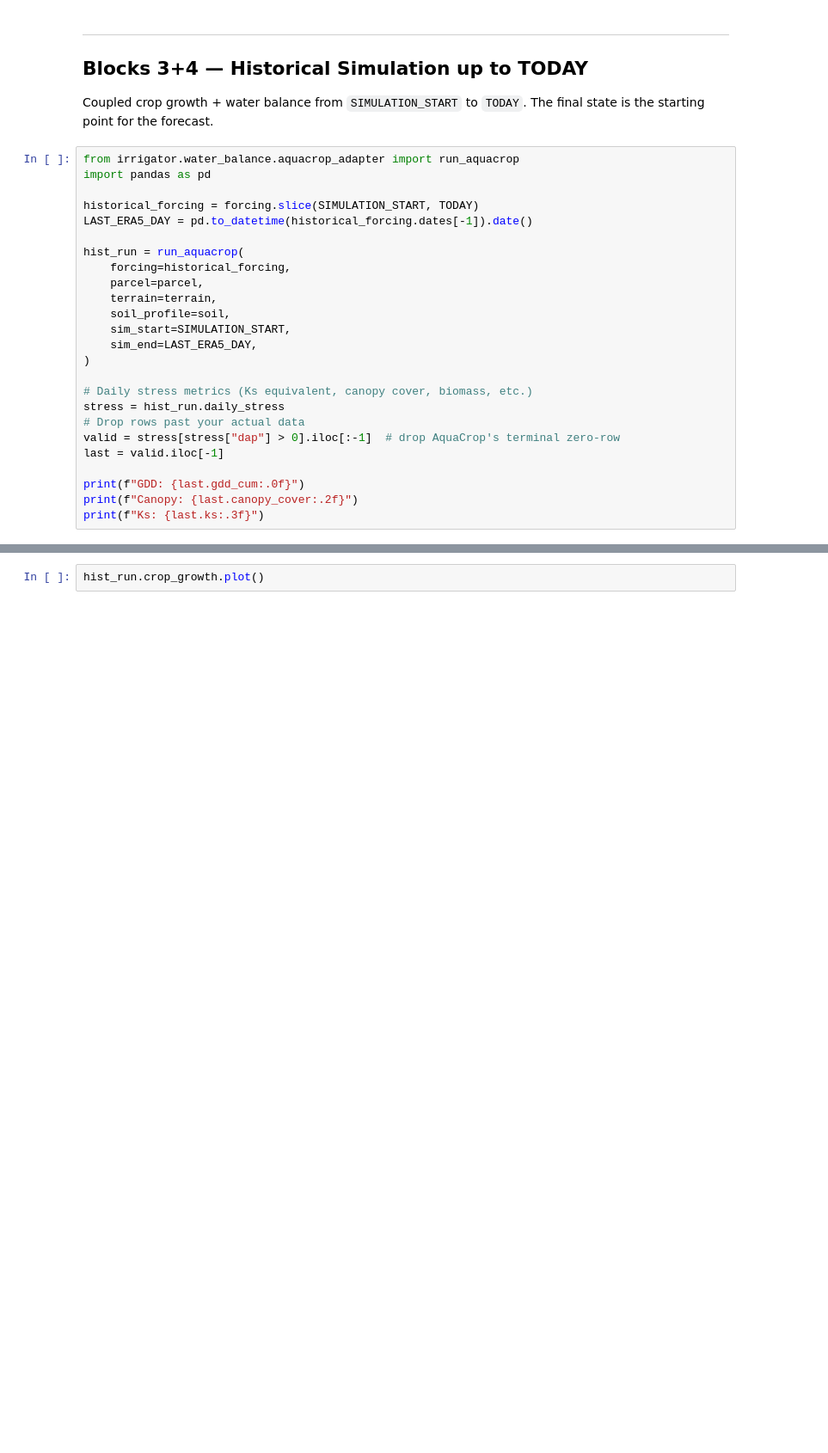
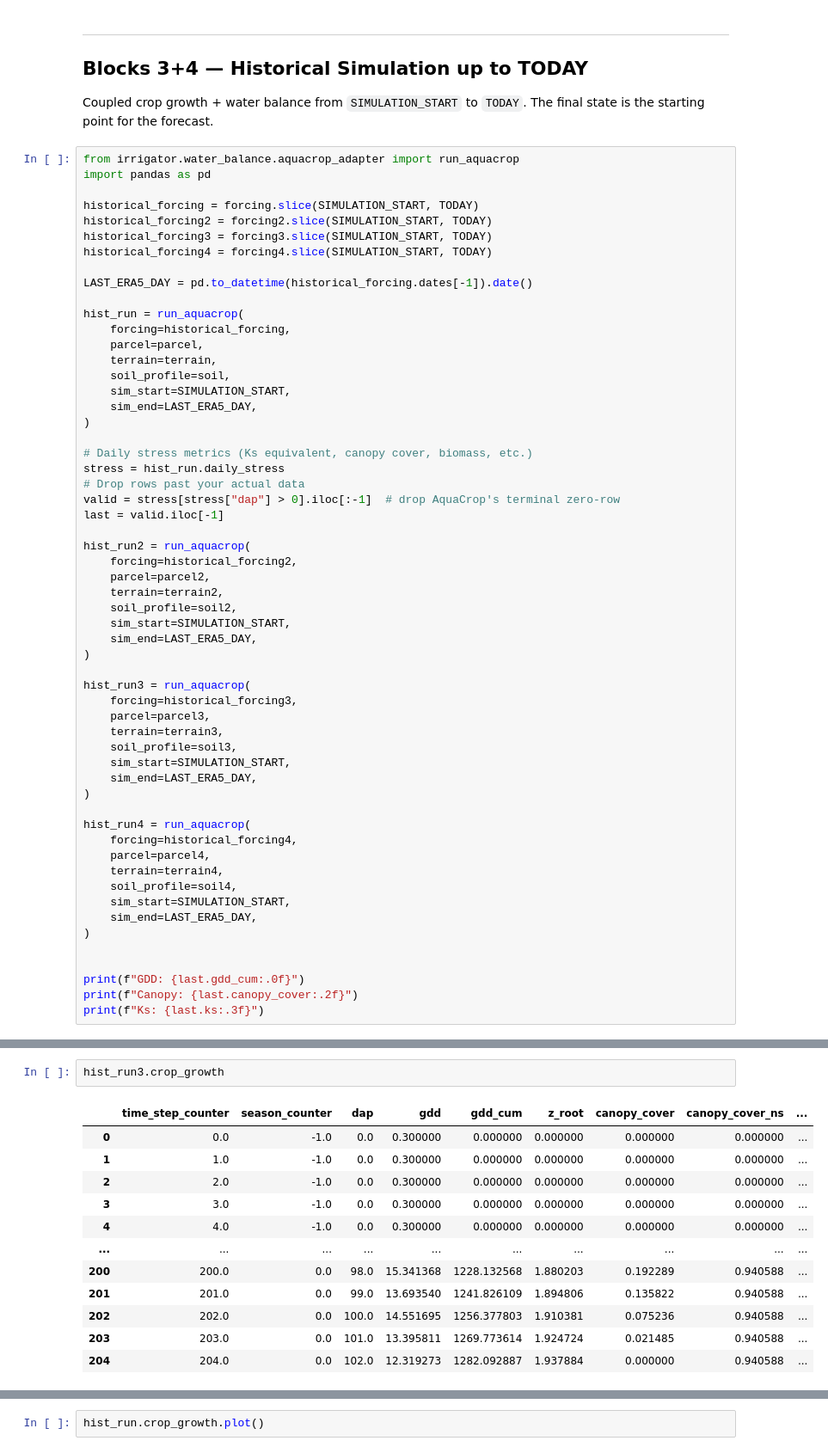
Before and after one commit to Catmosphere314/IrriGator, a Jupyter notebook: notebook/66_full_pipeline_acquacrop.ipynb, the cells around one changed output, grey strips where cells are left out. Shown at 86% size. Saved outputs shown, nothing was run; the diff lists cells and outputs as text; blank space fills up the shorter version.

```diff
--- a/notebook/66_full_pipeline_acquacrop.ipynb
+++ b/notebook/66_full_pipeline_acquacrop.ipynb
@@ -187,6 +270,10 @@ from irrigator.water_balance.aquacrop_adapter import run_aquacrop
 import pandas as pd
 
 historical_forcing = forcing.slice(SIMULATION_START, TODAY)
+historical_forcing2 = forcing2.slice(SIMULATION_START, TODAY)
+historical_forcing3 = forcing3.slice(SIMULATION_START, TODAY)
+historical_forcing4 = forcing4.slice(SIMULATION_START, TODAY)
+
 LAST_ERA5_DAY = pd.to_datetime(historical_forcing.dates[-1]).date()
 
 hist_run = run_aquacrop(
@@ -204,6 +291,34 @@ stress = hist_run.daily_stress
 valid = stress[stress["dap"] > 0].iloc[:-1]  # drop AquaCrop's terminal zero-row
 last = valid.iloc[-1]
 
+hist_run2 = run_aquacrop(
+    forcing=historical_forcing2,
+    parcel=parcel2,
+    terrain=terrain2,
+    soil_profile=soil2,
+    sim_start=SIMULATION_START,
+    sim_end=LAST_ERA5_DAY,
+)
+
+hist_run3 = run_aquacrop(
+    forcing=historical_forcing3,
+    parcel=parcel3,
+    terrain=terrain3,
+    soil_profile=soil3,
+    sim_start=SIMULATION_START,
+    sim_end=LAST_ERA5_DAY,
+)
+
+hist_run4 = run_aquacrop(
+    forcing=historical_forcing4,
+    parcel=parcel4,
+    terrain=terrain4,
+    soil_profile=soil4,
+    sim_start=SIMULATION_START,
+    sim_end=LAST_ERA5_DAY,
+)
+
+
 print(f"GDD: {last.gdd_cum:.0f}")
 print(f"Canopy: {last.canopy_cover:.2f}")
 print(f"Ks: {last.ks:.3f}")
@@ -216,0 +341,15 @@ Ks: 1.000
+# %%
+hist_run3.crop_growth
+# %% [output]
+|  | time_step_counter | season_counter | dap | gdd | gdd_cum | z_root | canopy_cover | canopy_cover_ns | ... |
+| 0 | 0.0 | -1.0 | 0.0 | 0.300000 | 0.000000 | 0.000000 | 0.000000 | 0.000000 | ... |
+| 1 | 1.0 | -1.0 | 0.0 | 0.300000 | 0.000000 | 0.000000 | 0.000000 | 0.000000 | ... |
+| 2 | 2.0 | -1.0 | 0.0 | 0.300000 | 0.000000 | 0.000000 | 0.000000 | 0.000000 | ... |
+| 3 | 3.0 | -1.0 | 0.0 | 0.300000 | 0.000000 | 0.000000 | 0.000000 | 0.000000 | ... |
+| 4 | 4.0 | -1.0 | 0.0 | 0.300000 | 0.000000 | 0.000000 | 0.000000 | 0.000000 | ... |
+| ... | ... | ... | ... | ... | ... | ... | ... | ... | ... |
+| 200 | 200.0 | 0.0 | 98.0 | 15.341368 | 1228.132568 | 1.880203 | 0.192289 | 0.940588 | ... |
+| 201 | 201.0 | 0.0 | 99.0 | 13.693540 | 1241.826109 | 1.894806 | 0.135822 | 0.940588 | ... |
+| 202 | 202.0 | 0.0 | 100.0 | 14.551695 | 1256.377803 | 1.910381 | 0.075236 | 0.940588 | ... |
+| 203 | 203.0 | 0.0 | 101.0 | 13.395811 | 1269.773614 | 1.924724 | 0.021485 | 0.940588 | ... |
+| 204 | 204.0 | 0.0 | 102.0 | 12.319273 | 1282.092887 | 1.937884 | 0.000000 | 0.940588 | ... |
```
Also changed, not shown: parts of 17 cells of this notebook, 2 other files.
